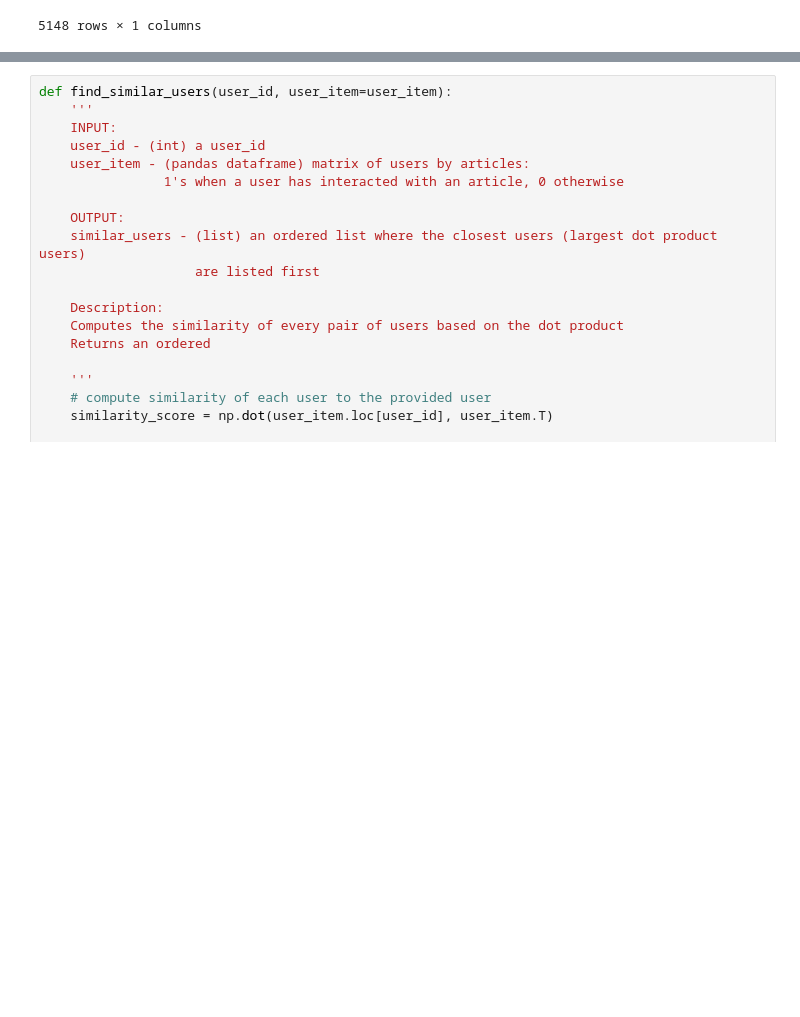
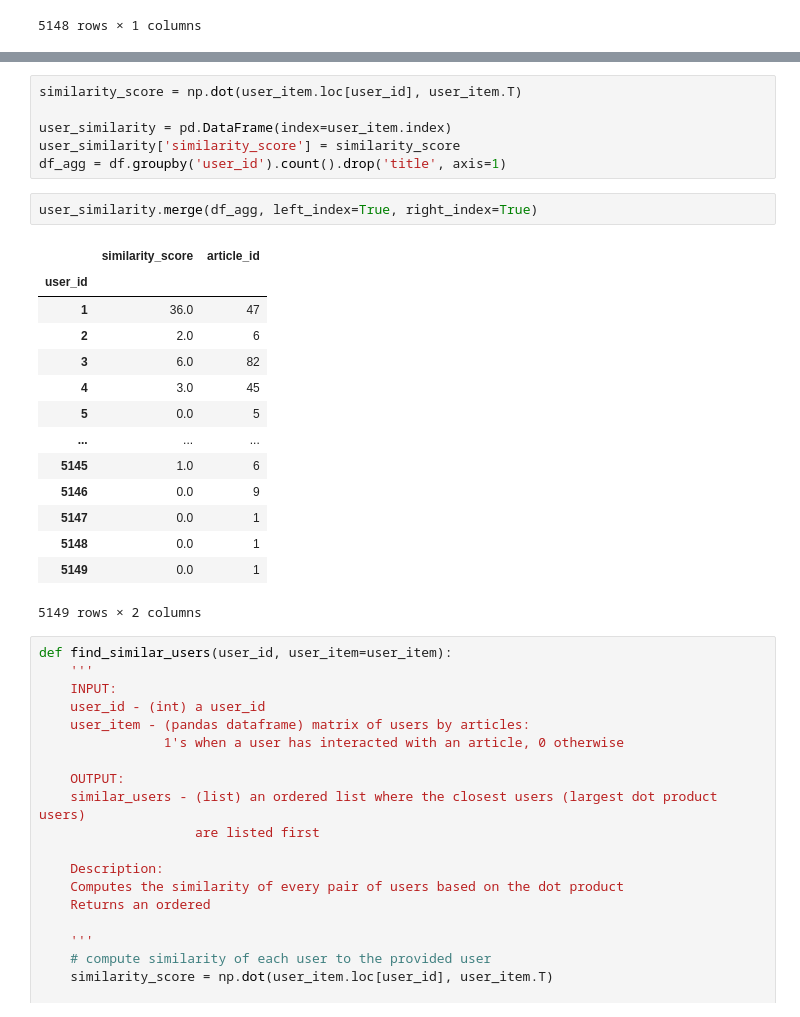
Before and after one commit to vpontello/recommendations_with_IBM, a Jupyter notebook: recommendation_engine_with_IBM.ipynb, the cells around one changed output, grey strips where cells are left out. Saved outputs shown, nothing was run; the diff lists cells and outputs as text; blank space fills up the shorter version.

Commit message:
last commit to part 3 user user recommendations

```diff
--- a/recommendation_engine_with_IBM.ipynb
+++ b/recommendation_engine_with_IBM.ipynb
@@ -459,3 +465,26 @@ user_similarity.drop(user_id)
+# %%
+similarity_score = np.dot(user_item.loc[user_id], user_item.T)
+
+user_similarity = pd.DataFrame(index=user_item.index)
+user_similarity['similarity_score'] = similarity_score
+df_agg = df.groupby('user_id').count().drop('title', axis=1)
+# %%
+user_similarity.merge(df_agg, left_index=True, right_index=True)
+# %% [output]
+|  | similarity_score | article_id |
+| user_id |  |  |
+| 1 | 36.0 | 47 |
+| 2 | 2.0 | 6 |
+| 3 | 6.0 | 82 |
+| 4 | 3.0 | 45 |
+| 5 | 0.0 | 5 |
+| ... | ... | ... |
+| 5145 | 1.0 | 6 |
+| 5146 | 0.0 | 9 |
+| 5147 | 0.0 | 1 |
+| 5148 | 0.0 | 1 |
+| 5149 | 0.0 | 1 |
+5149 rows × 2 columns
 # %%
 def find_similar_users(user_id, user_item=user_item):
     '''
```
Also changed, not shown: parts of 30 cells of this notebook.
